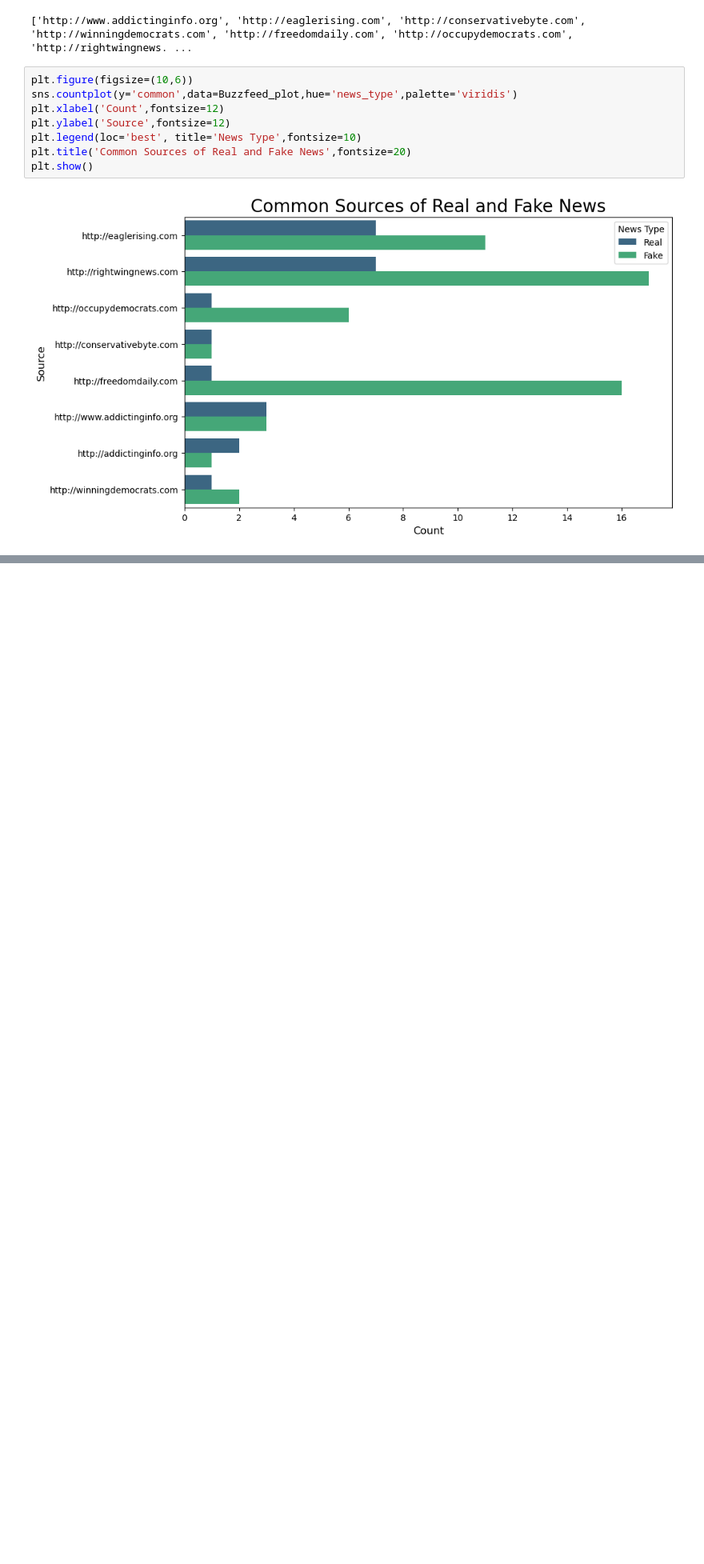
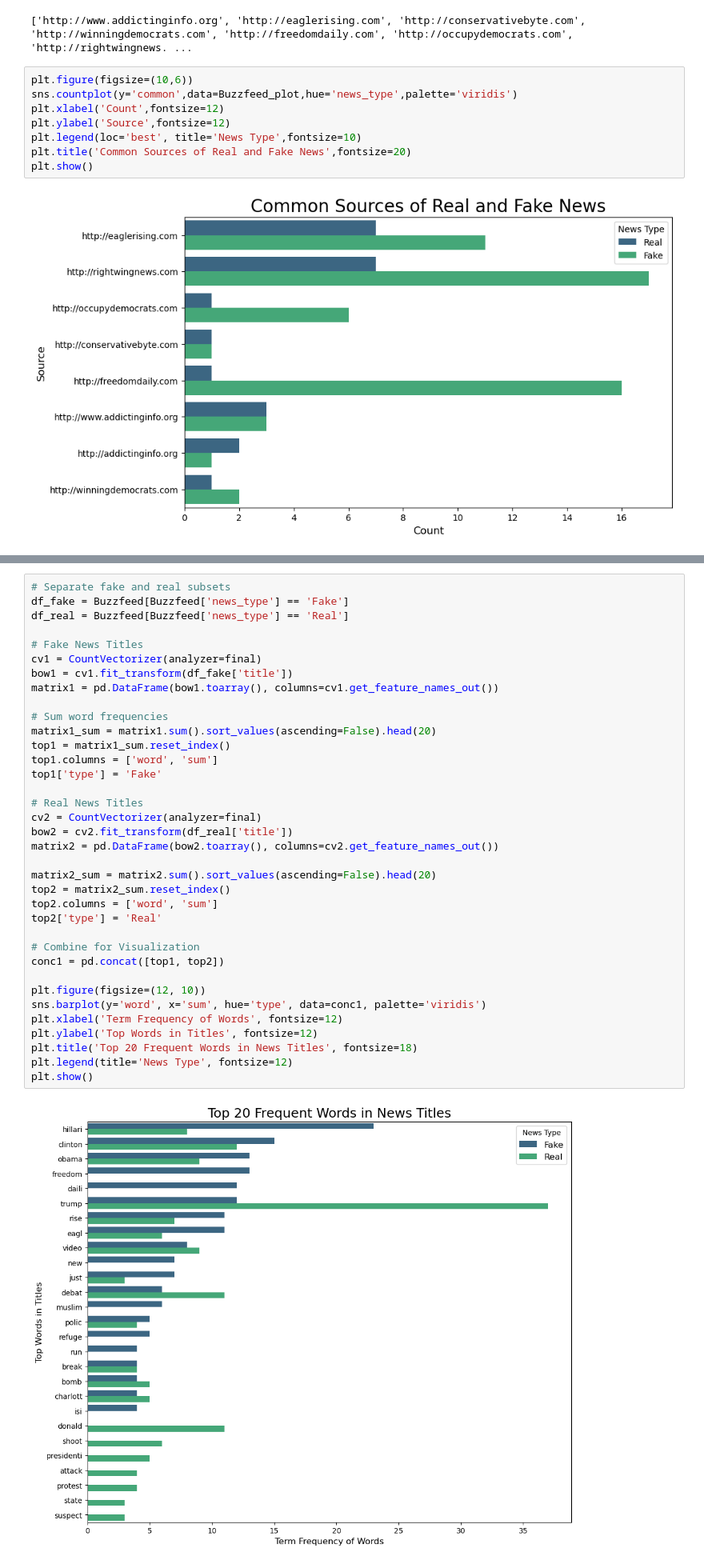
Before and after one commit to Wook22/Fake_News_Classification, a Jupyter notebook: Fake_News_Analysis_EDA.ipynb, the cells around one changed output, grey strips where cells are left out. Shown at 80% size. Drawn from its saved outputs; the diff is of its cells as text; blank space fills up the shorter version.

```diff
--- a/Fake_News_Analysis_EDA.ipynb
+++ b/Fake_News_Analysis_EDA.ipynb
@@ -88,0 +179,38 @@ plt.show()
+# %%
+# Separate fake and real subsets
+df_fake = Buzzfeed[Buzzfeed['news_type'] == 'Fake']
+df_real = Buzzfeed[Buzzfeed['news_type'] == 'Real']
+
+# Fake News Titles
+cv1 = CountVectorizer(analyzer=final)
+bow1 = cv1.fit_transform(df_fake['title'])
+matrix1 = pd.DataFrame(bow1.toarray(), columns=cv1.get_feature_names_out())
+
+# Sum word frequencies
+matrix1_sum = matrix1.sum().sort_values(ascending=False).head(20)
+top1 = matrix1_sum.reset_index()
+top1.columns = ['word', 'sum']
+top1['type'] = 'Fake'
+
+# Real News Titles
+cv2 = CountVectorizer(analyzer=final)
+bow2 = cv2.fit_transform(df_real['title'])
+matrix2 = pd.DataFrame(bow2.toarray(), columns=cv2.get_feature_names_out())
+
+matrix2_sum = matrix2.sum().sort_values(ascending=False).head(20)
+top2 = matrix2_sum.reset_index()
+top2.columns = ['word', 'sum']
+top2['type'] = 'Real'
+
+# Combine for Visualization
+conc1 = pd.concat([top1, top2])
+
+plt.figure(figsize=(12, 10))
+sns.barplot(y='word', x='sum', hue='type', data=conc1, palette='viridis')
+plt.xlabel('Term Frequency of Words', fontsize=12)
+plt.ylabel('Top Words in Titles', fontsize=12)
+plt.title('Top 20 Frequent Words in News Titles', fontsize=18)
+plt.legend(title='News Type', fontsize=12)
+plt.show()
+# %% [output]
+[figure, added]
```
Also changed, not shown: parts of 7 cells of this notebook.
